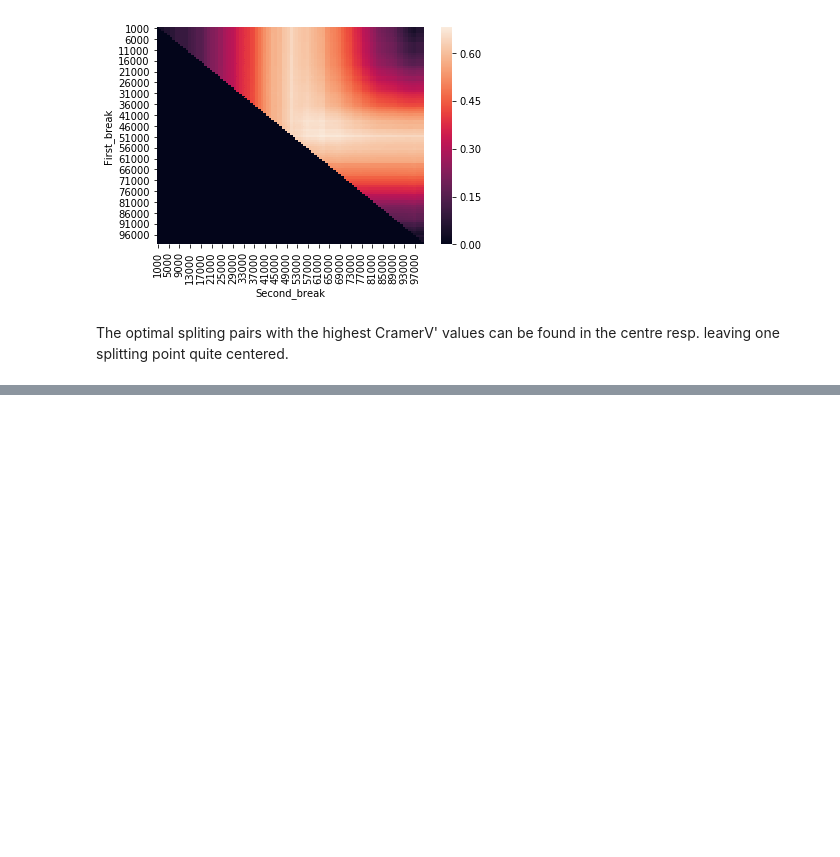
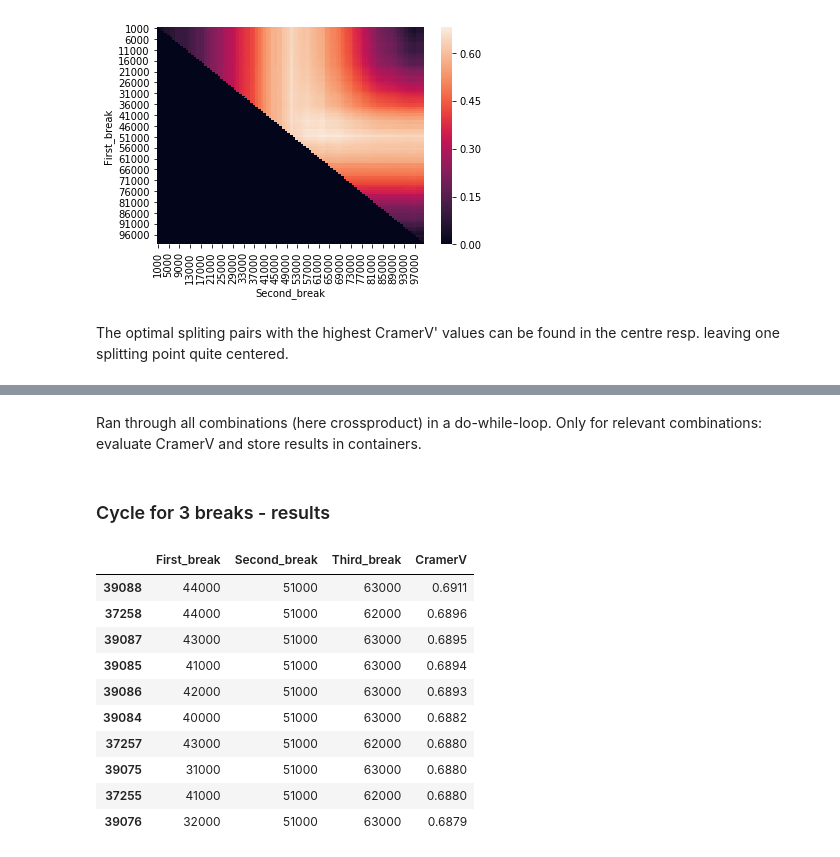
Before and after one commit to Gordi33/Statistical-Analysis, a Jupyter notebook: Categorising-under-maximising-CramerV-using-HyperOpt.ipynb, the cells around one changed output, grey strips where cells are left out. Cells and saved outputs as stored; diff of their text form; code cells hidden in the pictures; blank space fills up the shorter version.

```diff
--- a/Categorising-under-maximising-CramerV-using-HyperOpt.ipynb
+++ b/Categorising-under-maximising-CramerV-using-HyperOpt.ipynb
@@ -69,7 +71,7 @@ def objectiveX(space):
 tpe_algo              = tpe.suggest
 rand_algo             = rand.suggest
 tpe_best_container    = []
-tpe_trials_conatiner  = []
+tpe_trials_container  = []
 breaks                = [1,2,3,4,5,10,20,50]
 
 for i in breaks:
@@ -78,7 +80,7 @@ for i in breaks:
     space = get_space(i, 1000, 100000, 1000)
     tpe_trials  = Trials()
     #rand_trials = Trials()
-    tpe_trials_conatiner.append(tpe_trials)
+    tpe_trials_container.append(tpe_trials)
 
     tpe_best = fmin(fn=objectiveX,
                     space=space,
@@ -361,0 +412,19 @@ The optimal spliting pairs with the highest CramerV' values  can be found in the
+# %% [markdown]
+Ran through all combinations (here crossproduct) in a do-while-loop. Only for relevant combinations: evaluate CramerV and store results in containers.
+# %% [markdown]
+### Cycle for 3 breaks - results
+# %%
+pd.options.display.float_format = '{:,.4f}'.format
+pd.DataFrame(combo_container).sort_values(by=[3],ascending=False).rename(columns={0: "First_break", 1: "Second_break", 2: "Third_break", 3:'CramerV'}).head(10)
+# %% [output]
+|  | First_break | Second_break | Third_break | CramerV |
+| 39088 | 44000 | 51000 | 63000 | 0.6911 |
+| 37258 | 44000 | 51000 | 62000 | 0.6896 |
+| 39087 | 43000 | 51000 | 63000 | 0.6895 |
+| 39085 | 41000 | 51000 | 63000 | 0.6894 |
+| 39086 | 42000 | 51000 | 63000 | 0.6893 |
+| 39084 | 40000 | 51000 | 63000 | 0.6882 |
+| 37257 | 43000 | 51000 | 62000 | 0.6880 |
+| 39075 | 31000 | 51000 | 63000 | 0.6880 |
+| 37255 | 41000 | 51000 | 62000 | 0.6880 |
+| 39076 | 32000 | 51000 | 63000 | 0.6879 |
```
Also changed, not shown: parts of 15 cells of this notebook, 1 other file.
